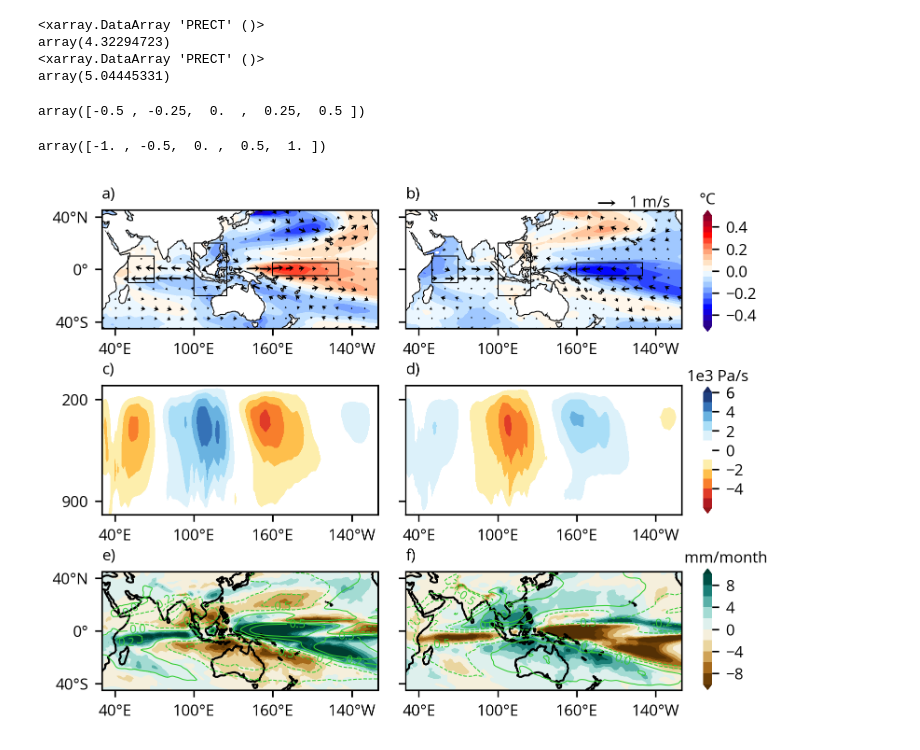
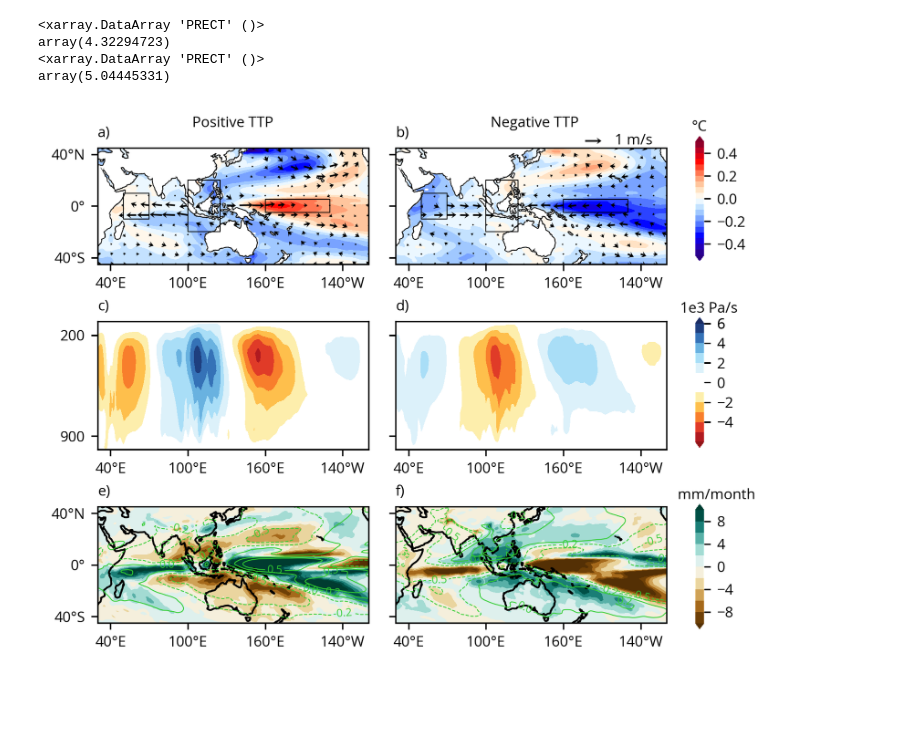
Before and after one commit to emmleroy/msea-interbasin-interactions, a Jupyter notebook: Fig3.ipynb, the cells around one changed output. Drawn from its saved outputs; the diff is of its cells as text; code cells hidden in the pictures; blank space fills up the shorter version.

```diff
--- a/Fig3.ipynb
+++ b/Fig3.ipynb
@@ -751,14 +748,6 @@ v_neg_diff_mam, v_neg_pval_mam = get_data_and_pvals(v_neg_slices_da_mam, v_neg_r
 
 q_pos_diff_mam, q_pos_pval_mam = get_data_and_pvals(q_pos_slices_da_mam, q_pos_random_slices_da_mam)
 q_neg_diff_mam, q_neg_pval_mam = get_data_and_pvals(q_neg_slices_da_mam, q_neg_random_slices_da_mam)
-# %%
-mc_levels
-# %% [output]
-array([-0.5 , -0.25,  0.  ,  0.25,  0.5 ])
-# %%
-np.linspace(-1,1,5)
-# %% [output]
-array([-1. , -0.5,  0. ,  0.5,  1. ])
 # %%
 %matplotlib inline
 
@@ -779,14 +768,14 @@ mpl.rcParams.update({
     'figure.titlesize': 8
 })
 
-fig_width_cm = 13
-fig_height_cm = 10
+fig_width_cm = 14
+fig_height_cm = 11
 fig_width_in = fig_width_cm / 2.54
 fig_height_in = fig_height_cm / 2.54
 
 
 fig = plt.figure(figsize=(fig_width_in, fig_height_in), dpi=300, constrained_layout=True)
-gs1 = GridSpec(3, 2,  top=0.95, bottom=0.06, left=0.07, right=0.88, hspace=0.4, wspace=0.1)
+gs1 = GridSpec(3, 2,  top=0.93, bottom=0.07, left=0.08, right=0.87, hspace=0.4, wspace=0.1)
 ax1 = fig.add_subplot(gs1[0, 0], projection=ccrs.PlateCarree(central_longitude=180))
 ax2 = fig.add_subplot(gs1[0, 1], projection=ccrs.PlateCarree(central_longitude=180))
 ax3 = fig.add_subplot(gs1[1, 0])
@@ -965,31 +954,36 @@ ax6.clabel(mc, inline=True, fontsize=6, fmt='%1.1f', colors='limegreen')
 # Add a land mask
 land_mask = cfeature.NaturalEarthFeature('physical', 'land', '50m',
                                             edgecolor='none', facecolor='white')
 
 for ax in [ax1, ax2]:
     ax.coastlines(linewidth=1)
     ax.add_feature(land_mask)
 
     # tropial west Indian Ocean: 40–80°E, -5°S–5°N)
     geom = geometry.box(minx=50, maxx=70, miny=-10, maxy=10)
     ax.add_geometries([geom], crs=ccrs.PlateCarree(), edgecolor='k', facecolor='none', linewidth=0.5)
 
     # Central: 100–125°E, -20°S–20°N)
     geom = geometry.box(minx=100, maxx=125, miny=-20, maxy=20)
     ax.add_geometries([geom], crs=ccrs.PlateCarree(), edgecolor='k', facecolor='none', linewidth=0.5)
 
     # Western Pacific: 5S-5N and 140E-180W.
     geom = geometry.box(minx=160, maxx=210, miny=-5, maxy=5)
     ax.add_geometries([geom], crs=ccrs.PlateCarree(), edgecolor='k', facecolor='none', linewidth=0.5)
 
 for ax in [ax5, ax6]:
     ax.coastlines(linewidth=1)
 
 # Set subplot labels
 titles = ["a)", "b)", "c)", "d)", "e)", "f)"]
 for i, (ax, title) in enumerate(zip([ax1, ax2, ax3, ax4, ax5, ax6], titles)):
     ax.set_title(title, loc="left", fontsize=8)
+
+ax1.text(0.35, 1.18, f'Positive TTP', color='black', fontsize=8, transform=ax1.transAxes)
+ax2.text(0.35, 1.18, f'Negative TTP', color='black', fontsize=8, transform=ax2.transAxes)
+
 plt.tight_layout()
 plt.savefig("Fig3.png")
+plt.savefig("Fig3.pdf")
 # %% [output]
-[figure, old version]
+[figure, new version]
```
Also changed, not shown: parts of 1 cell of this notebook, 5 other files.
